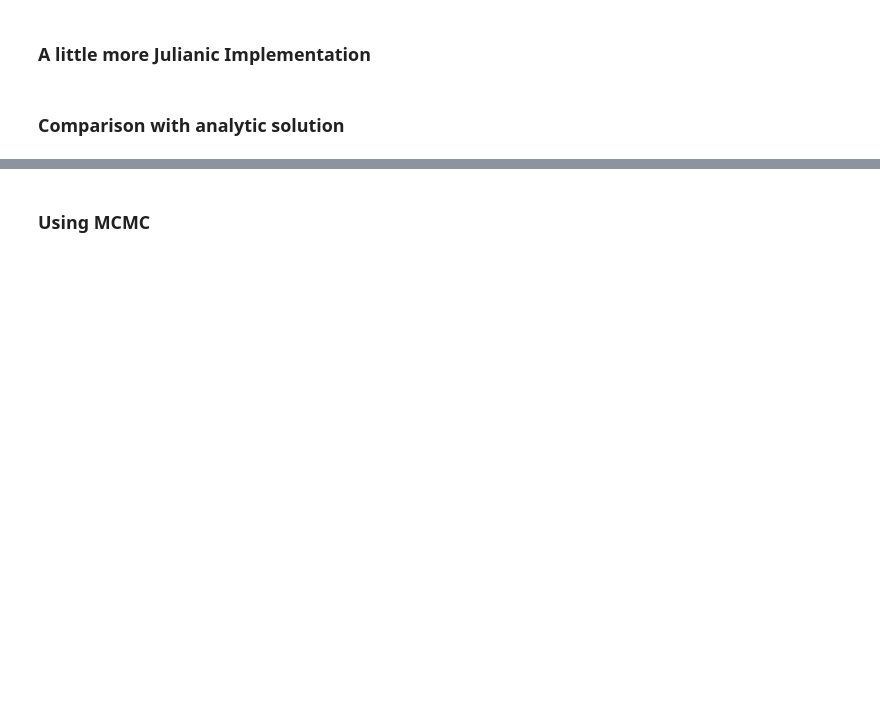
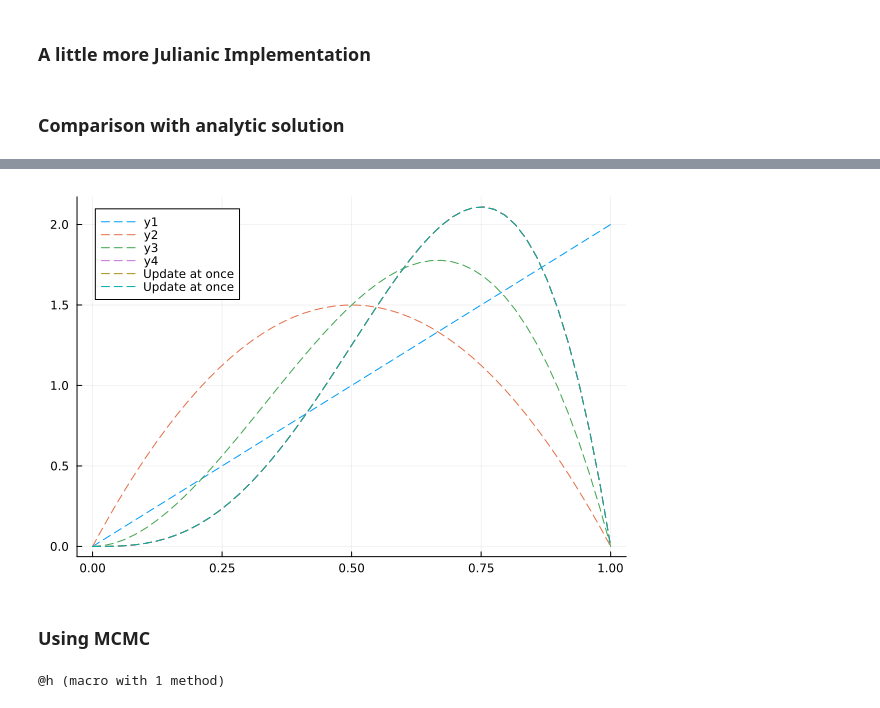
Before and after one commit to sungjuGit/STJuliaIntroBayesian, a Jupyter notebook: GlobeTossing.ipynb, the cells around one changed output, grey strips where cells are left out. Cells and saved outputs as stored; diff of their text form; code cells hidden in the pictures; blank space fills up the shorter version.

```diff
--- a/GlobeTossing.ipynb
+++ b/GlobeTossing.ipynb
@@ -178,7 +196,9 @@ plot!(θ_grid, pdf(analytic, θ_grid); linestyle = :dash)
 # %%
 # Update all at the same time
 analytic = Beta(1+3,1+(4-3))
-plot!(θ_grid, pdf.(analytic, θ_grid); label = "Update at once", linestyle = :dash)
+plot!(θ_grid, pdf(analytic, θ_grid); label = "Update at once", linestyle = :dash)
+# %% [output]
+[figure, added]
 # %% [markdown]
 ### Using MCMC
 # %%
@@ -192,3 +212,11 @@ chain = sample(water_land(3, 4), NUTS(), 1000)
 display(chain)
 plot(chain)
 histogram(chain[:θ]; label="Turing MCMC")
+# %%
+macro h(x)
+    quote
+        display("text/markdown", @doc $x)
+    end
+end
+# %% [output]
+@h (macro with 1 method)
```
Also changed, not shown: parts of 12 cells of this notebook.
